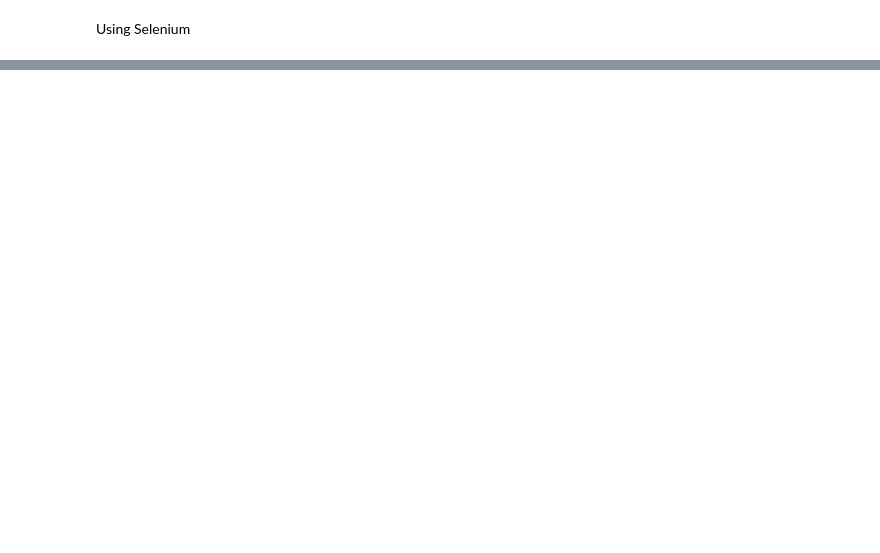
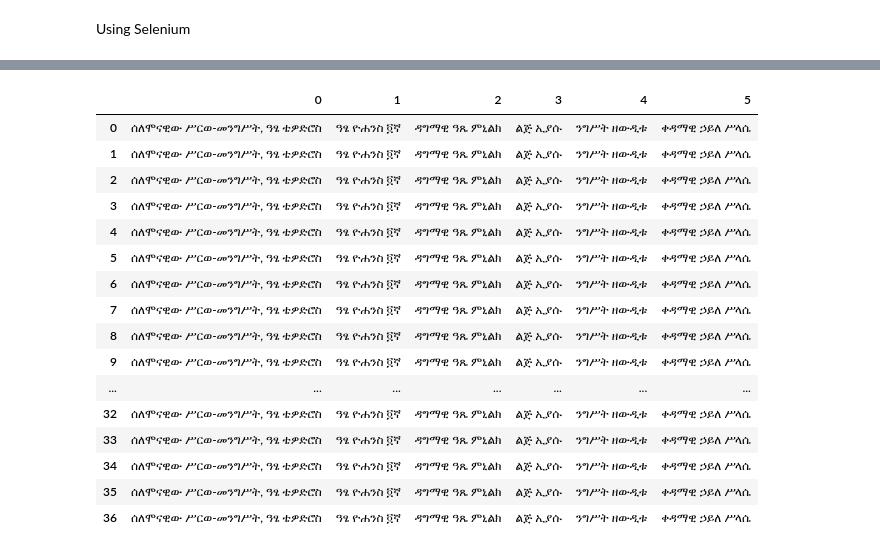
Before and after one commit to temesgen5335/data-warehouse-for-llm-finetuning, a Jupyter notebook: Web_scrapping/beautiful.ipynb, the cells around one changed output, grey strips where cells are left out. Drawn from its saved outputs; the diff is of its cells as text; code cells hidden in the pictures; blank space fills up the shorter version.

```diff
--- a/Web_scrapping/beautiful.ipynb
+++ b/Web_scrapping/beautiful.ipynb
@@ -203,0 +222,4 @@ print(all_text)
+# %%
+str_cells = str(row_td)
+clean_table = BeautifulSoup(str_cells, 'lxml').get_text()
+print(clean_table)
@@ -203,0 +228,10 @@ print(all_text)
+# %%
+import re
+
+list_table_rows = []
+for row in rows:
+    clean = re.compile('<.*==?>')
+    table_text = (re.sub(clean, '',clean_table))
+    list_table_rows.append(table_text)
+print(table_text)
+type(table_text)
@@ -203,0 +279,4 @@ print(all_text)
+# %%
+#dataframe for the table data
+table_df = pd.DataFrame(list_table_rows)
+table_df.head(10)
@@ -203,0 +295,5 @@ print(all_text)
+# %%
+#to clean the dataframe you should split the "0" column into multiple columns at the period(.) position
+df1 = table_df[0].str.split('·', expand=True)
+
+df1.head(10)
@@ -203,0 +312,23 @@ print(all_text)
+# %%
+#strips [ infront of the rows
+df1[0] = df1[0].str.strip('[')
+df1[5] = df1[5].str.strip(']')
+df1
+# %% [output]
+|  | 0 | 1 | 2 | 3 | 4 | 5 |
+| 0 | ሰለሞናዊው ሥርወ-መንግሥት, ዓፄ ቴዎድሮስ | ዓፄ ዮሐንስ ፬ኛ | ዳግማዊ ዓጼ ምኒልክ | ልጅ ኢያሱ | ንግሥት ዘውዲቱ | ቀዳማዊ ኃይለ ሥላሴ |
+| 1 | ሰለሞናዊው ሥርወ-መንግሥት, ዓፄ ቴዎድሮስ | ዓፄ ዮሐንስ ፬ኛ | ዳግማዊ ዓጼ ምኒልክ | ልጅ ኢያሱ | ንግሥት ዘውዲቱ | ቀዳማዊ ኃይለ ሥላሴ |
+| 2 | ሰለሞናዊው ሥርወ-መንግሥት, ዓፄ ቴዎድሮስ | ዓፄ ዮሐንስ ፬ኛ | ዳግማዊ ዓጼ ምኒልክ | ልጅ ኢያሱ | ንግሥት ዘውዲቱ | ቀዳማዊ ኃይለ ሥላሴ |
+| 3 | ሰለሞናዊው ሥርወ-መንግሥት, ዓፄ ቴዎድሮስ | ዓፄ ዮሐንስ ፬ኛ | ዳግማዊ ዓጼ ምኒልክ | ልጅ ኢያሱ | ንግሥት ዘውዲቱ | ቀዳማዊ ኃይለ ሥላሴ |
+| 4 | ሰለሞናዊው ሥርወ-መንግሥት, ዓፄ ቴዎድሮስ | ዓፄ ዮሐንስ ፬ኛ | ዳግማዊ ዓጼ ምኒልክ | ልጅ ኢያሱ | ንግሥት ዘውዲቱ | ቀዳማዊ ኃይለ ሥላሴ |
+| 5 | ሰለሞናዊው ሥርወ-መንግሥት, ዓፄ ቴዎድሮስ | ዓፄ ዮሐንስ ፬ኛ | ዳግማዊ ዓጼ ምኒልክ | ልጅ ኢያሱ | ንግሥት ዘውዲቱ | ቀዳማዊ ኃይለ ሥላሴ |
+| 6 | ሰለሞናዊው ሥርወ-መንግሥት, ዓፄ ቴዎድሮስ | ዓፄ ዮሐንስ ፬ኛ | ዳግማዊ ዓጼ ምኒልክ | ልጅ ኢያሱ | ንግሥት ዘውዲቱ | ቀዳማዊ ኃይለ ሥላሴ |
+| 7 | ሰለሞናዊው ሥርወ-መንግሥት, ዓፄ ቴዎድሮስ | ዓፄ ዮሐንስ ፬ኛ | ዳግማዊ ዓጼ ምኒልክ | ልጅ ኢያሱ | ንግሥት ዘውዲቱ | ቀዳማዊ ኃይለ ሥላሴ |
+| 8 | ሰለሞናዊው ሥርወ-መንግሥት, ዓፄ ቴዎድሮስ | ዓፄ ዮሐንስ ፬ኛ | ዳግማዊ ዓጼ ምኒልክ | ልጅ ኢያሱ | ንግሥት ዘውዲቱ | ቀዳማዊ ኃይለ ሥላሴ |
+| 9 | ሰለሞናዊው ሥርወ-መንግሥት, ዓፄ ቴዎድሮስ | ዓፄ ዮሐንስ ፬ኛ | ዳግማዊ ዓጼ ምኒልክ | ልጅ ኢያሱ | ንግሥት ዘውዲቱ | ቀዳማዊ ኃይለ ሥላሴ |
+| ... | ... | ... | ... | ... | ... | ... |
+| 32 | ሰለሞናዊው ሥርወ-መንግሥት, ዓፄ ቴዎድሮስ | ዓፄ ዮሐንስ ፬ኛ | ዳግማዊ ዓጼ ምኒልክ | ልጅ ኢያሱ | ንግሥት ዘውዲቱ | ቀዳማዊ ኃይለ ሥላሴ |
+| 33 | ሰለሞናዊው ሥርወ-መንግሥት, ዓፄ ቴዎድሮስ | ዓፄ ዮሐንስ ፬ኛ | ዳግማዊ ዓጼ ምኒልክ | ልጅ ኢያሱ | ንግሥት ዘውዲቱ | ቀዳማዊ ኃይለ ሥላሴ |
+| 34 | ሰለሞናዊው ሥርወ-መንግሥት, ዓፄ ቴዎድሮስ | ዓፄ ዮሐንስ ፬ኛ | ዳግማዊ ዓጼ ምኒልክ | ልጅ ኢያሱ | ንግሥት ዘውዲቱ | ቀዳማዊ ኃይለ ሥላሴ |
+| 35 | ሰለሞናዊው ሥርወ-መንግሥት, ዓፄ ቴዎድሮስ | ዓፄ ዮሐንስ ፬ኛ | ዳግማዊ ዓጼ ምኒልክ | ልጅ ኢያሱ | ንግሥት ዘውዲቱ | ቀዳማዊ ኃይለ ሥላሴ |
+| 36 | ሰለሞናዊው ሥርወ-መንግሥት, ዓፄ ቴዎድሮስ | ዓፄ ዮሐንስ ፬ኛ | ዳግማዊ ዓጼ ምኒልክ | ልጅ ኢያሱ | ንግሥት ዘውዲቱ | ቀዳማዊ ኃይለ ሥላሴ |
```
Also changed, not shown: parts of 27 cells of this notebook, 1 other file.
